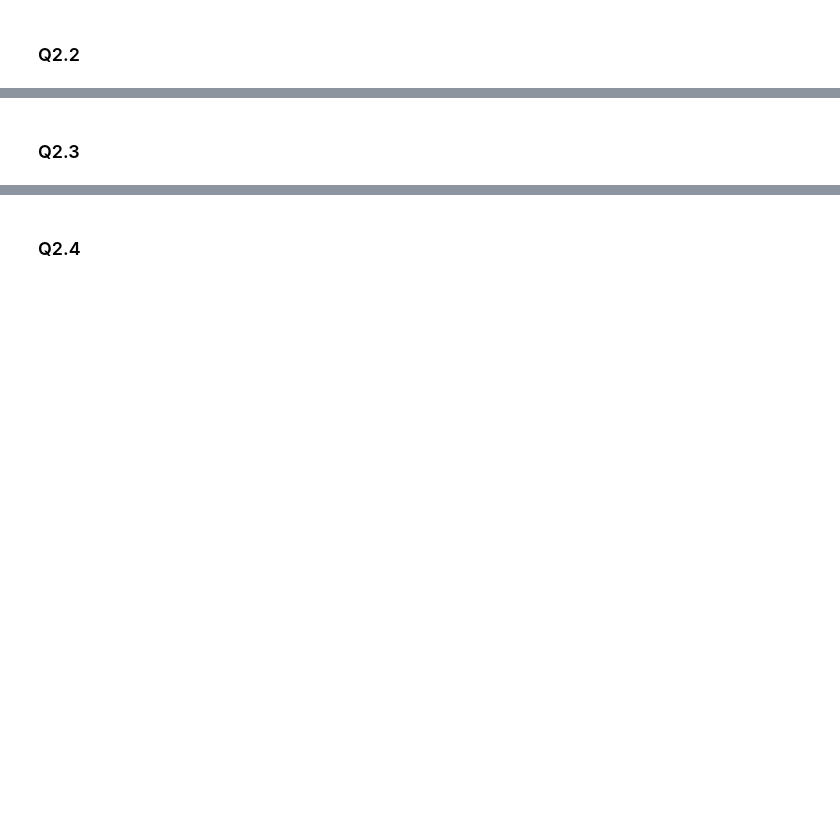
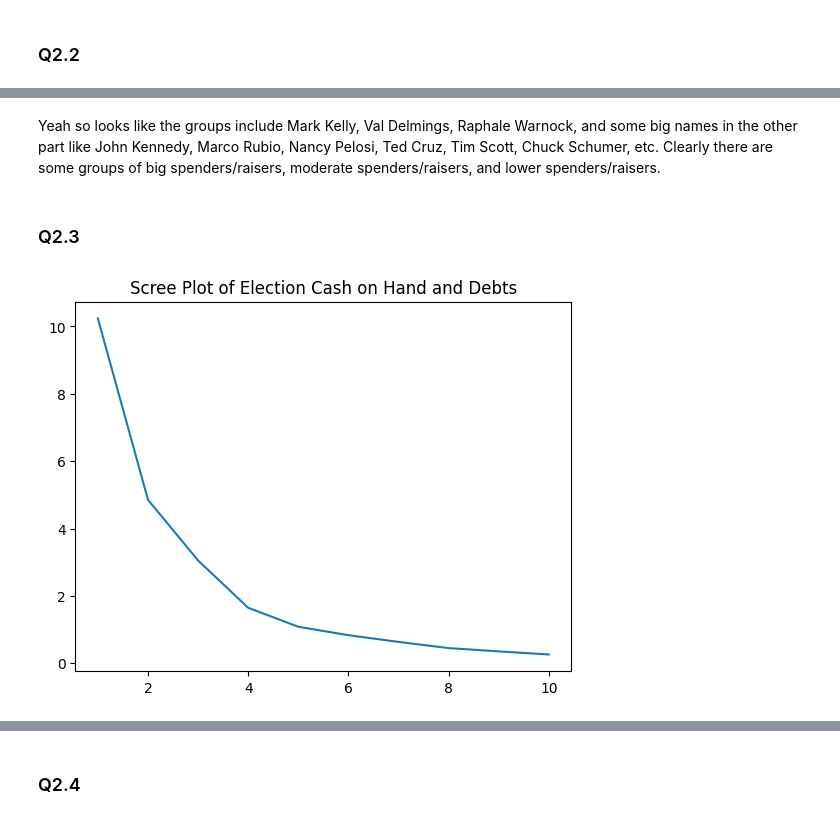
Before and after one commit to kevincha12/clustering_assignment, a Jupyter notebook: assignment_clustering.ipynb, the cells around one changed output, grey strips where cells are left out. Drawn from its saved outputs; the diff is of its cells as text; code cells hidden in the pictures; blank space fills up the shorter version.

```diff
--- a/assignment_clustering.ipynb
+++ b/assignment_clustering.ipynb
@@ -166,2 +268,18 @@ NameError: name 'pd' is not defined
+# %% [markdown]
+Yeah so looks like the groups include Mark Kelly, Val Delmings, Raphale Warnock, and some big names in the other part like John Kennedy, Marco Rubio, Nancy Pelosi, Ted Cruz, Tim Scott, Chuck Schumer, etc. Clearly there are some groups of big spenders/raisers, moderate spenders/raisers, and lower spenders/raisers.
 # %% [markdown]
 ### Q2.3
+# %%
+scaled_elections_df['Cash on Hand'] = maxmin(scaled_elections_df['Cash on Hand'])
+scaled_elections_df['Debts'] = maxmin(scaled_elections_df['Debts'])
+# %%
+k_bar = 10
+SSE = []
+for k in range(k_bar):
+    model = KMeans(n_clusters=k+1, max_iter=300, n_init=10, random_state=0)
+    model = model.fit(scaled_elections_df[['Cash on Hand', 'Debts']])
+    SSE.append(model.inertia_)
+
+scree_plot = sns.lineplot(x=np.arange(1,k_bar+1), y=SSE).set_title(f'Scree Plot of Election Cash on Hand and Debts')
+# %% [output]
+[figure, added]
```
Also changed, not shown: parts of 26 cells of this notebook.
